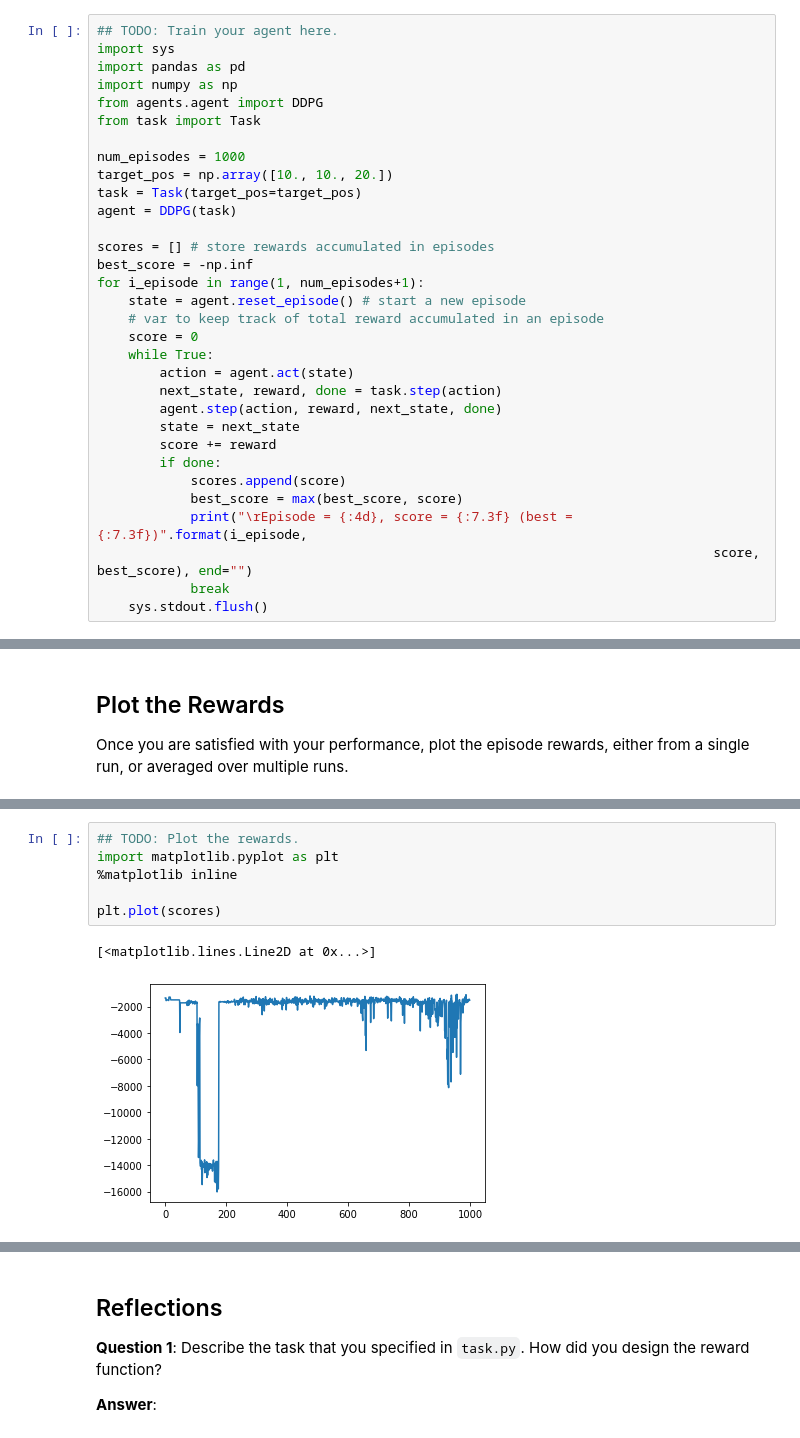
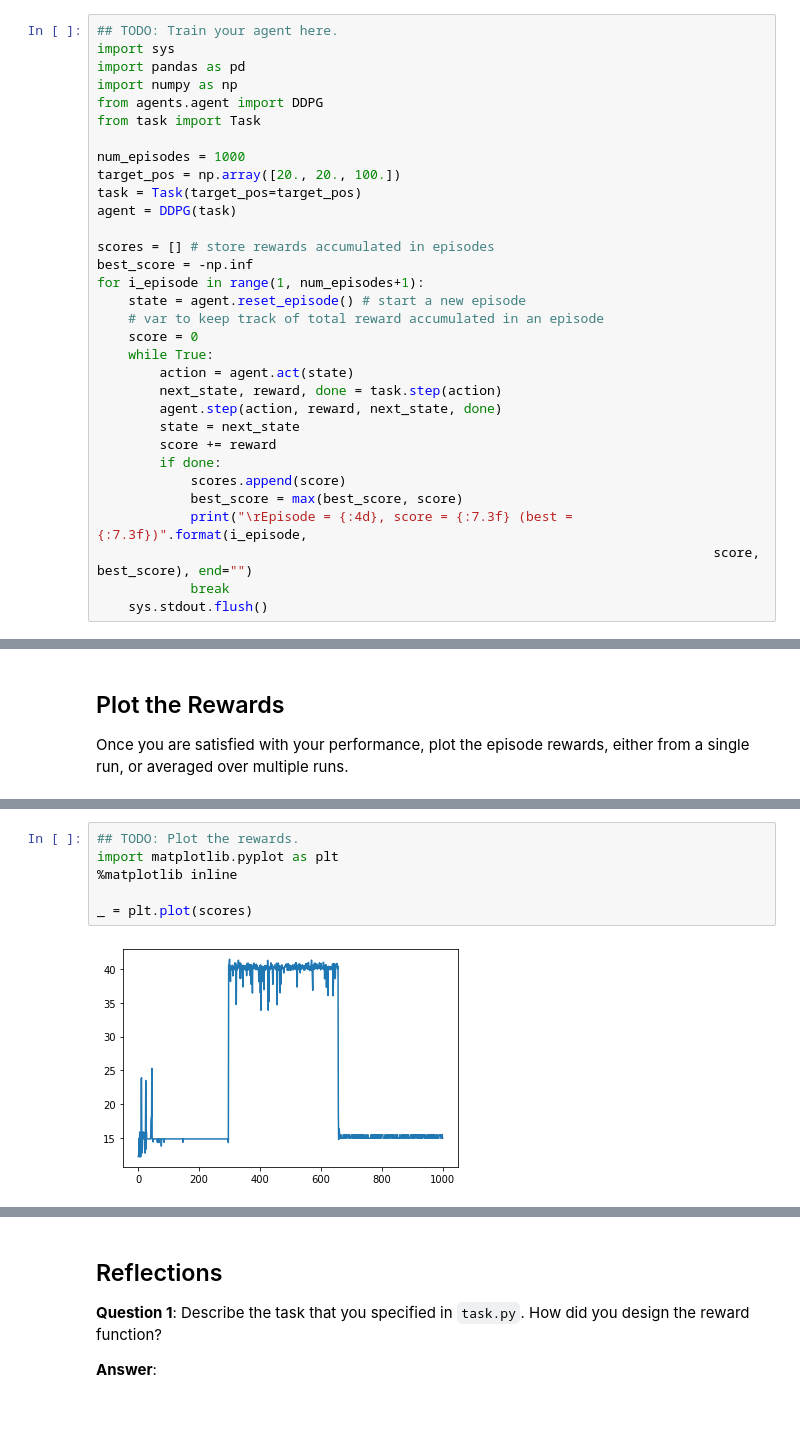
Before and after one commit to robertlizatovic/quadcopter_project, a Jupyter notebook: Quadcopter_Project.ipynb, the cells around one changed output, grey strips where cells are left out. Saved outputs shown, nothing was run; the diff lists cells and outputs as text.

```diff
--- a/Quadcopter_Project.ipynb
+++ b/Quadcopter_Project.ipynb
@@ -220,7 +223,7 @@ from agents.agent import DDPG
 from task import Task
 
 num_episodes = 1000
-target_pos = np.array([10., 10., 20.])
+target_pos = np.array([20., 20., 100.])
 task = Task(target_pos=target_pos)
 agent = DDPG(task)
 
@@ -281,12 +294,11 @@ Once you are satisfied with your performance, plot the episode rewards, either f
 # %%
 ## TODO: Plot the rewards.
 import matplotlib.pyplot as plt
 %matplotlib inline
 
-plt.plot(scores)
+_ = plt.plot(scores)
 # %% [output]
-[<matplotlib.lines.Line2D at 0x...>]
-[figure, old version]
+[figure, new version]
 # %%
 # Plot the production run results
 plt.plot(results['time'], results['x'], label='x_hat')
```
Also changed, not shown: parts of 5 cells of this notebook, 3 other files.
